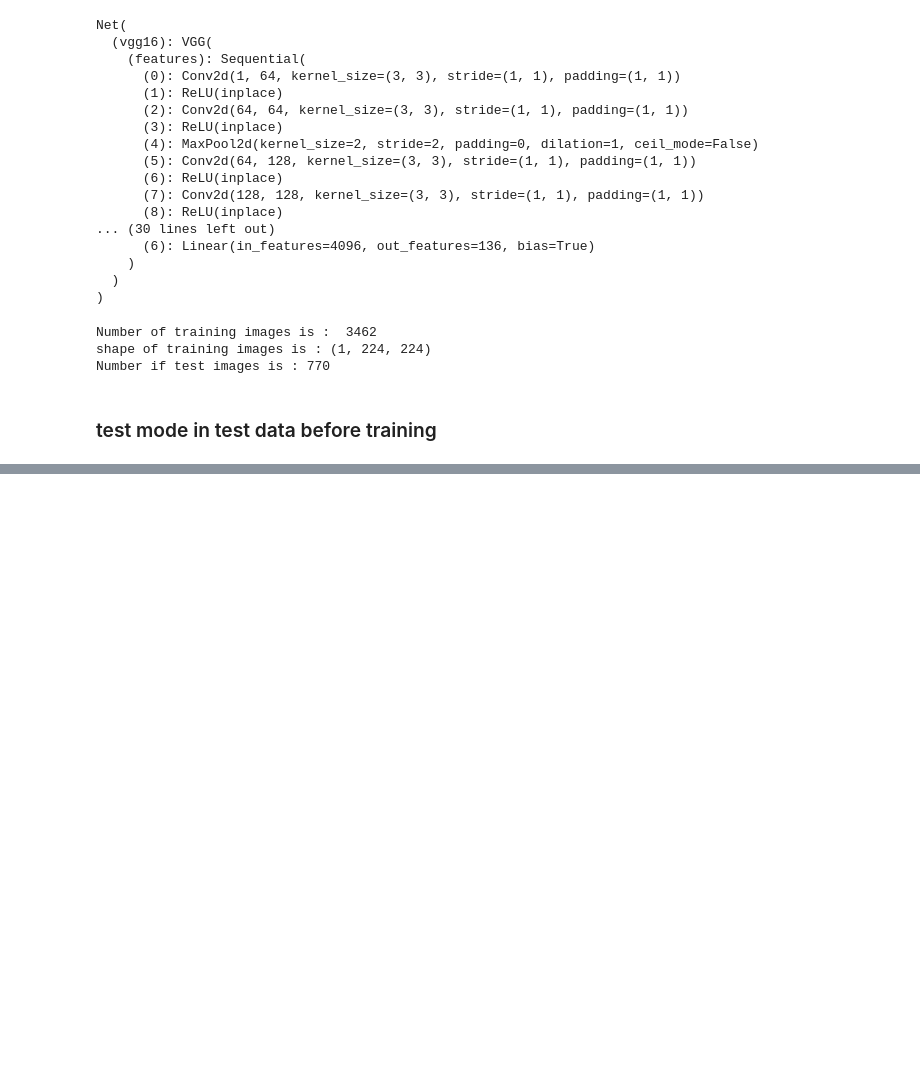
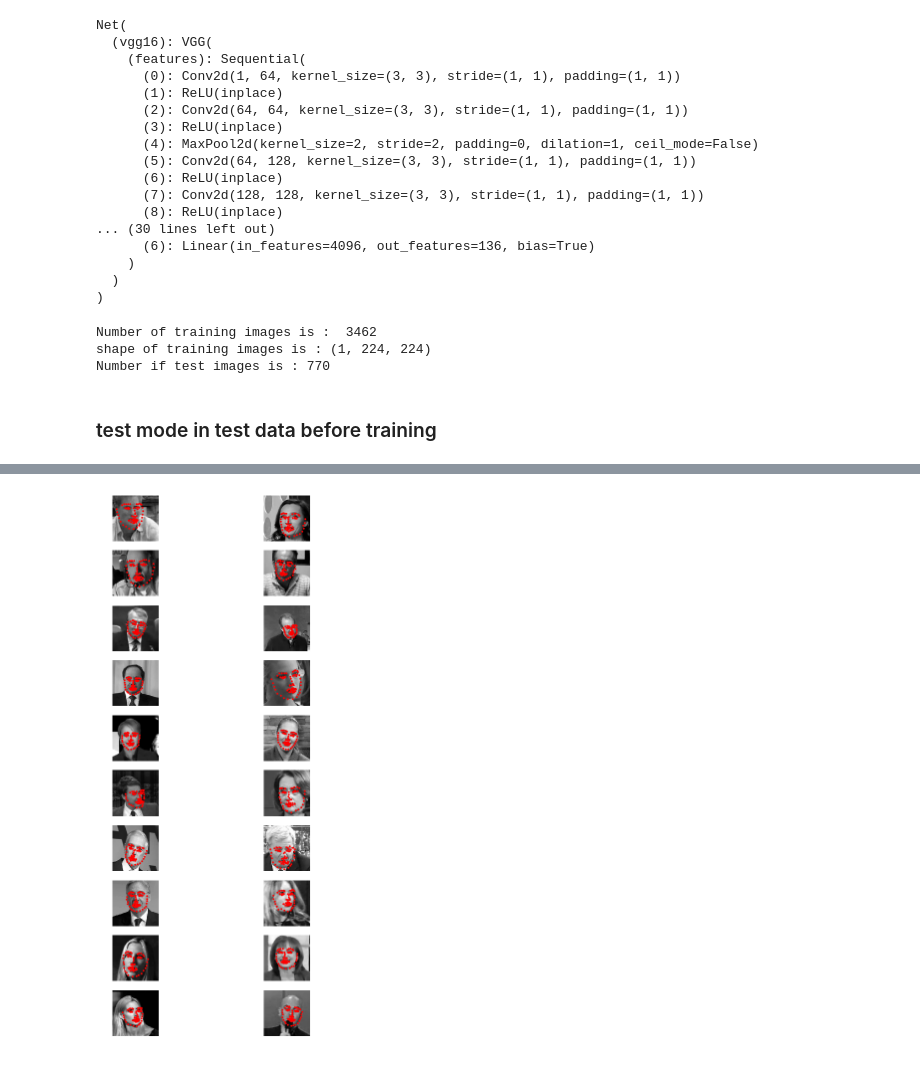
Before and after one commit to AhmdNassar/facial-keypoints, a Jupyter notebook: build model and train.ipynb, the cells around one changed output, grey strips where cells are left out. Drawn from its saved outputs; the diff is of its cells as text; code cells hidden in the pictures; blank space fills up the shorter version.

```diff
--- a/build model and train.ipynb
+++ b/build model and train.ipynb
@@ -140,0 +150,11 @@ Finished Training
+# %%
+# test model
+iterator = iter(test_loader)
+images , keypts = iterator.next()
+images , keypts = images.type(torch.cuda.FloatTensor), keypts.type(torch.cuda.FloatTensor)
+outs = model(images)
+# %%
+# plot test data with out right labels
+visualize_output(images,outs,batch_size,gray=True)
+# %% [output]
+[figure, added]
```
Also changed, not shown: parts of 9 cells of this notebook.
